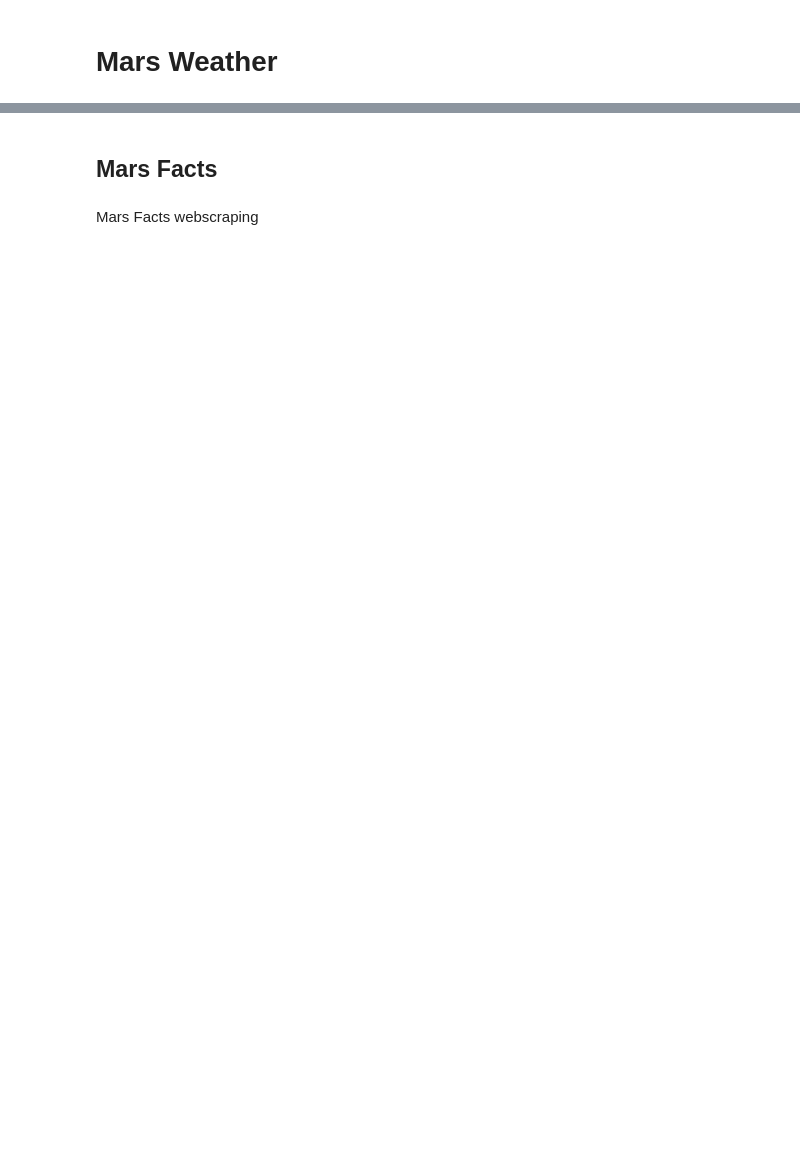
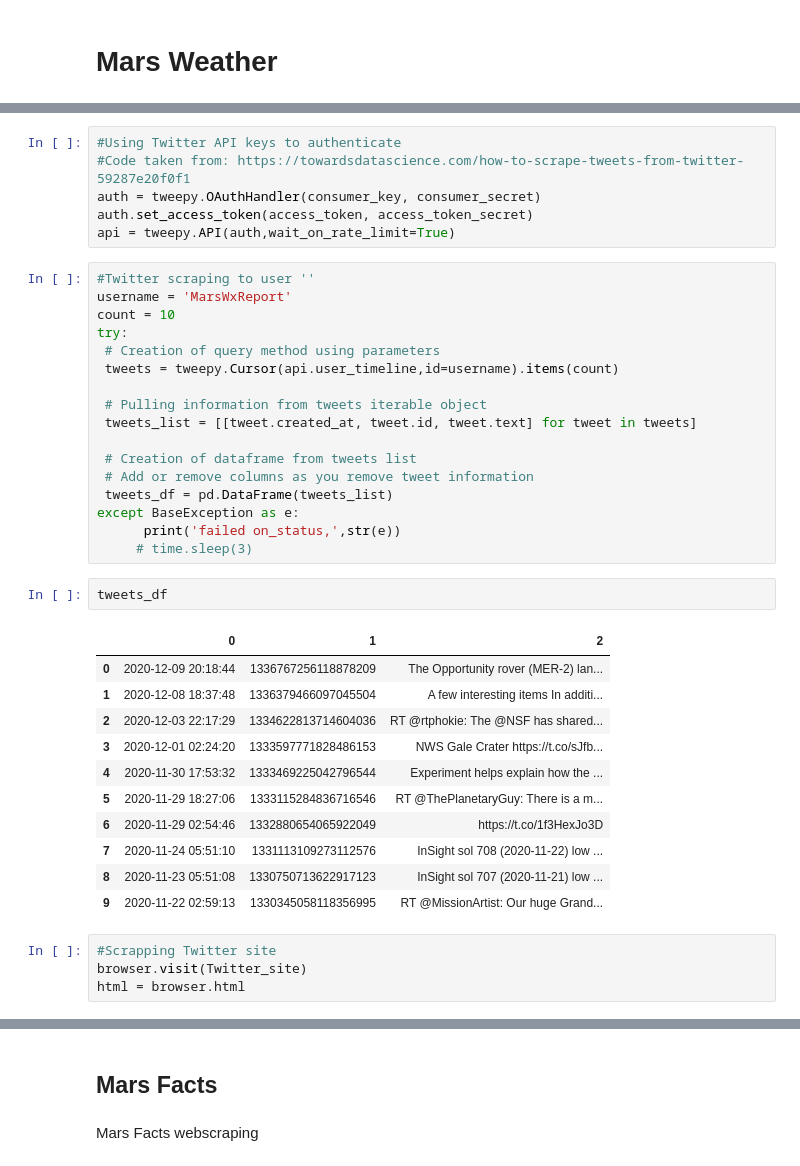
Before and after one commit to luzvazgal/web-scraping-challenge, a Jupyter notebook: mission_to_mars.ipynb, the cells around one changed output, grey strips where cells are left out. Drawn from its saved outputs; the diff is of its cells as text; blank space fills up the shorter version.

Commit message:
Adding Tweepy to scrap tweets

```diff
--- a/mission_to_mars.ipynb
+++ b/mission_to_mars.ipynb
@@ -116,0 +145,41 @@ featured_image_url
+# %%
+#Using Twitter API keys to authenticate
+#Code taken from: https://towardsdatascience.com/how-to-scrape-tweets-from-twitter-59287e20f0f1
+auth = tweepy.OAuthHandler(consumer_key, consumer_secret)
+auth.set_access_token(access_token, access_token_secret)
+api = tweepy.API(auth,wait_on_rate_limit=True)
+# %%
+#Twitter scraping to user ''
+username = 'MarsWxReport'
+count = 10
+try:
+ # Creation of query method using parameters
+ tweets = tweepy.Cursor(api.user_timeline,id=username).items(count)
+
+ # Pulling information from tweets iterable object
+ tweets_list = [[tweet.created_at, tweet.id, tweet.text] for tweet in tweets]
+
+ # Creation of dataframe from tweets list
+ # Add or remove columns as you remove tweet information
+ tweets_df = pd.DataFrame(tweets_list)
+except BaseException as e:
+      print('failed on_status,',str(e))
+     # time.sleep(3)
+# %%
+tweets_df
+# %% [output]
+|  | 0 | 1 | 2 |
+| 0 | 2020-12-09 20:18:44 | 1336767256118878209 | The Opportunity rover (MER-2) lan... |
+| 1 | 2020-12-08 18:37:48 | 1336379466097045504 | A few interesting items In additi... |
+| 2 | 2020-12-03 22:17:29 | 1334622813714604036 | RT @rtphokie: The @NSF has shared... |
+| 3 | 2020-12-01 02:24:20 | 1333597771828486153 | NWS Gale Crater https://t.co/sJfb... |
+| 4 | 2020-11-30 17:53:32 | 1333469225042796544 | Experiment helps explain how the ... |
+| 5 | 2020-11-29 18:27:06 | 1333115284836716546 | RT @ThePlanetaryGuy: There is a m... |
+| 6 | 2020-11-29 02:54:46 | 1332880654065922049 | https://t.co/1f3HexJo3D |
+| 7 | 2020-11-24 05:51:10 | 1331113109273112576 | InSight sol 708 (2020-11-22) low ... |
+| 8 | 2020-11-23 05:51:08 | 1330750713622917123 | InSight sol 707 (2020-11-21) low ... |
+| 9 | 2020-11-22 02:59:13 | 1330345058118356995 | RT @MissionArtist: Our huge Grand... |
+# %%
+#Scrapping Twitter site
+browser.visit(Twitter_site)
+html = browser.html
```
Also changed, not shown: parts of 13 cells of this notebook, 1 other file.
